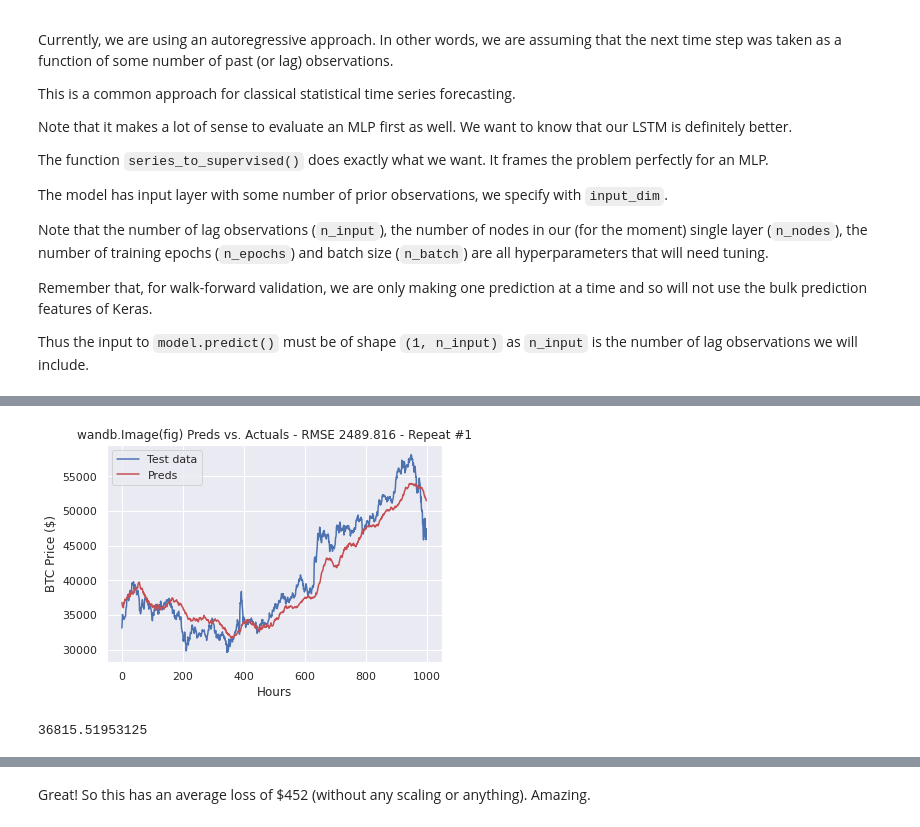
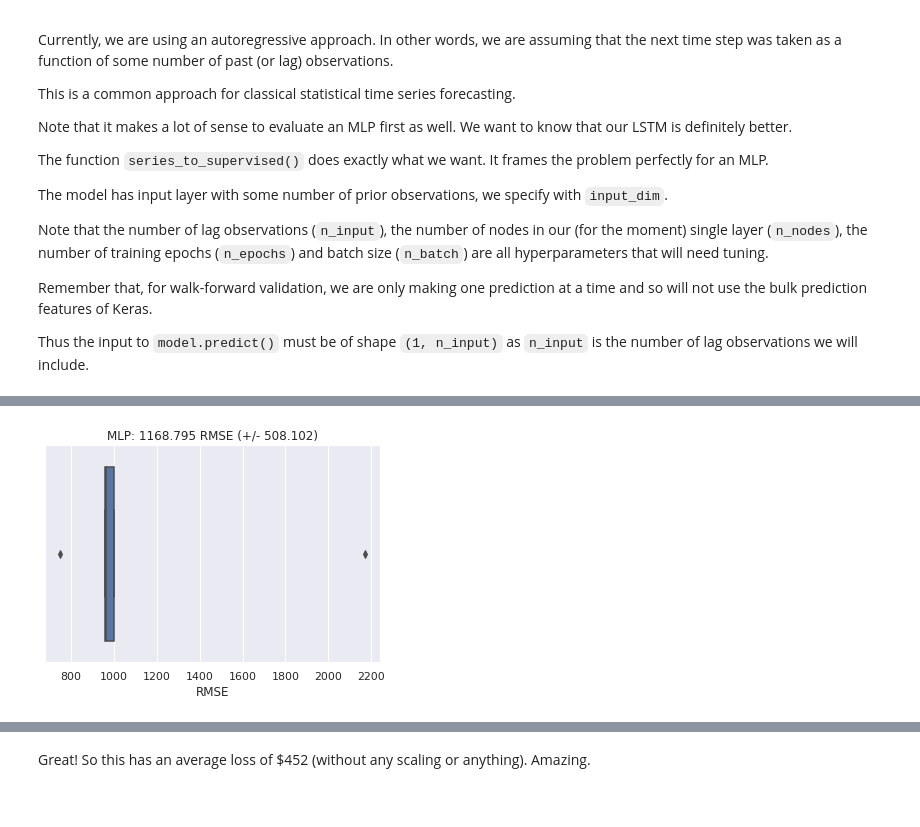
Before and after one commit to codeananda/bitcoin_price_predictor, a Jupyter notebook: price_predictor/keras_price_predictor.ipynb, the cells around one changed output, grey strips where cells are left out. Saved outputs shown, nothing was run; the diff lists cells and outputs as text; code cells hidden in the pictures.

```diff
--- a/price_predictor/keras_price_predictor.ipynb
+++ b/price_predictor/keras_price_predictor.ipynb
@@ -933,16 +813,0 @@ error, preds, test = walk_forward_validation(data, 1000, wandb.config)
-# %%
-# This works!!!
-fig, ax = plt.subplots()
-ax.plot(test, 'b', label='Test data')
-ax.plot(preds, 'r', label='Preds')
-ax.legend()
-ax.set(xlabel='Hours', ylabel='BTC Price ($)',
-       title=f'wandb.Image(fig) Preds vs. Actuals - RMSE {error:.3f} - Repeat #1')
-wandb.log({'test': wandb.Image(fig)})
-plt.show()
-# %% [output]
-[figure, removed]
-# %%
-float(preds[0])
-# %% [output]
-36815.51953125
@@ -961,0 +814,13 @@ wandb.log({f'Preds vs Actuals - Repeat #{i}': wandb.plot.line(
+# %%
+a = np.array([964.268, 999.530, 750.975, 2169.770, 959.432])
+fig, ax = plt.subplots()
+boxplot = sns.boxplot(x=a, ax=ax)
+mean, std = np.mean(a), np.std(a)
+ax_title = f'MLP: {mean:.3f} RMSE (+/- {std:.3f})'
+ax.set(xlabel='RMSE',
+       title=ax_title)
+log_title = 'RMSE Walk-Forward Validation Scores Distribution'
+wandb.log({log_title: wandb.Image(fig)})
+plt.show()
+# %% [output]
+[figure, added]
```
Also changed, not shown: parts of 31 cells of this notebook, 1 other file.
